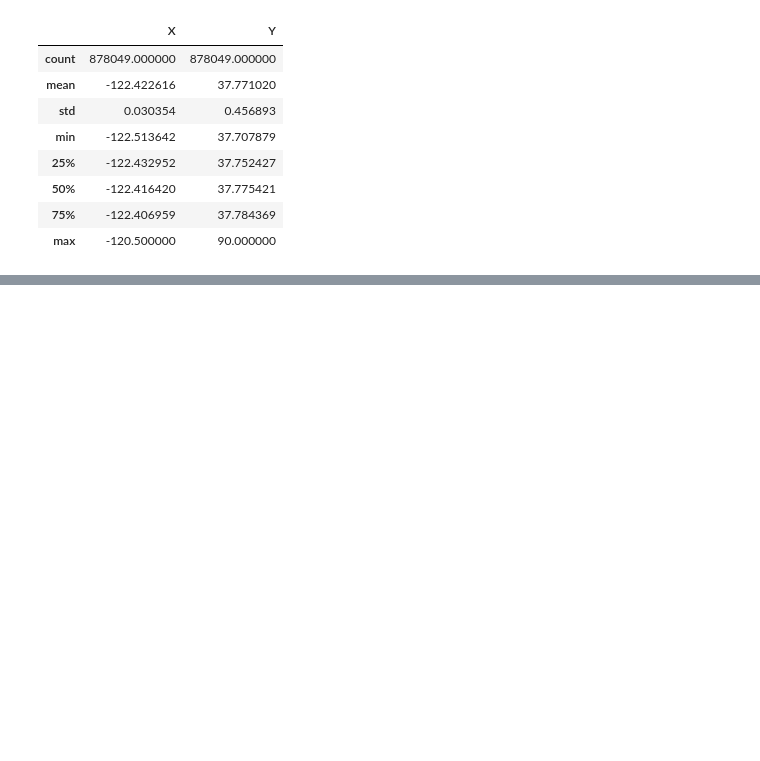
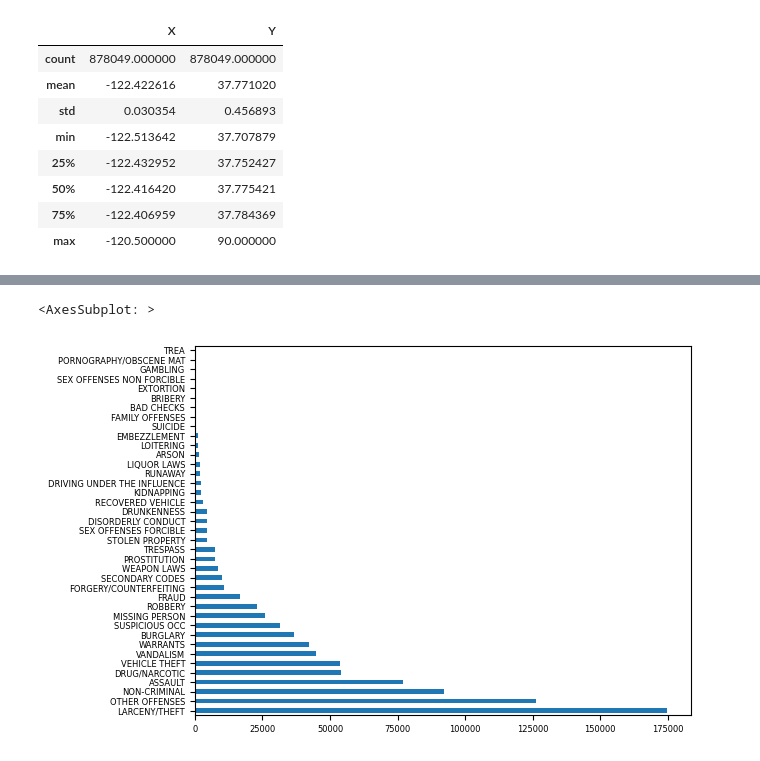
Before and after one commit to wendeljuliao/San-Francisco-Crime-Classification, a Jupyter notebook: AV1.ipynb, the cells around one changed output, grey strips where cells are left out. Saved outputs shown, nothing was run; the diff lists cells and outputs as text; code cells hidden in the pictures; blank space fills up the shorter version.

```diff
--- a/AV1.ipynb
+++ b/AV1.ipynb
@@ -86,5 +112,6 @@ df_features
 878049 rows × 7 columns
 # %%
-sns.pairplot(df_dados, vars=['Dates', 'DayOfWeek', 'PdDistrict', 'Resolution', 'Address'])
-
-plt.show()
+df_dados['Category'].value_counts().plot(kind="barh", fontsize=6)
+# %% [output]
+<AxesSubplot: >
+[figure, added]
```
Also changed, not shown: parts of 26 cells of this notebook.
